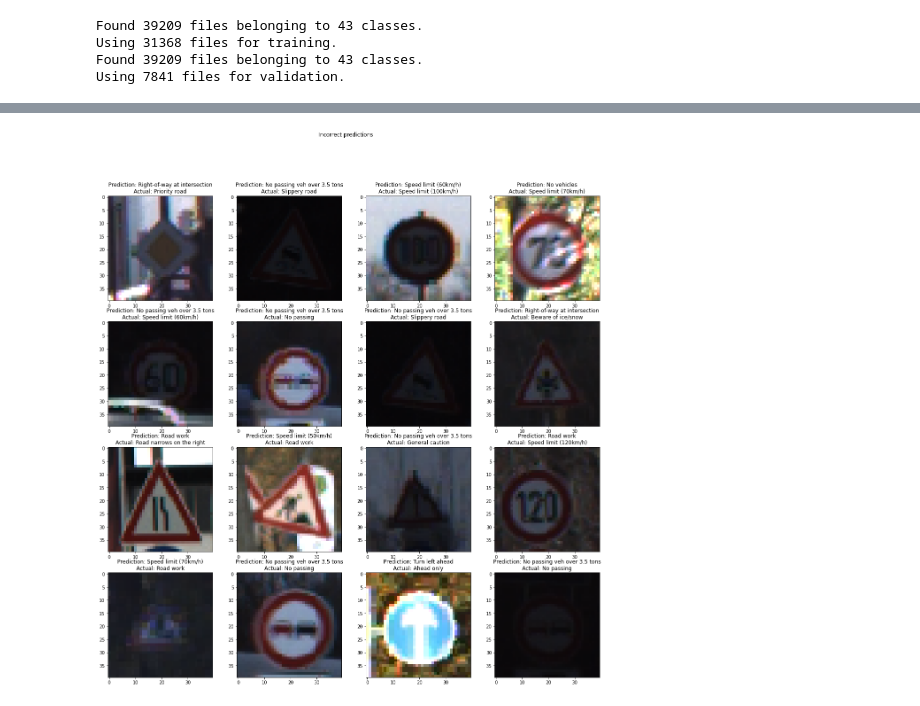
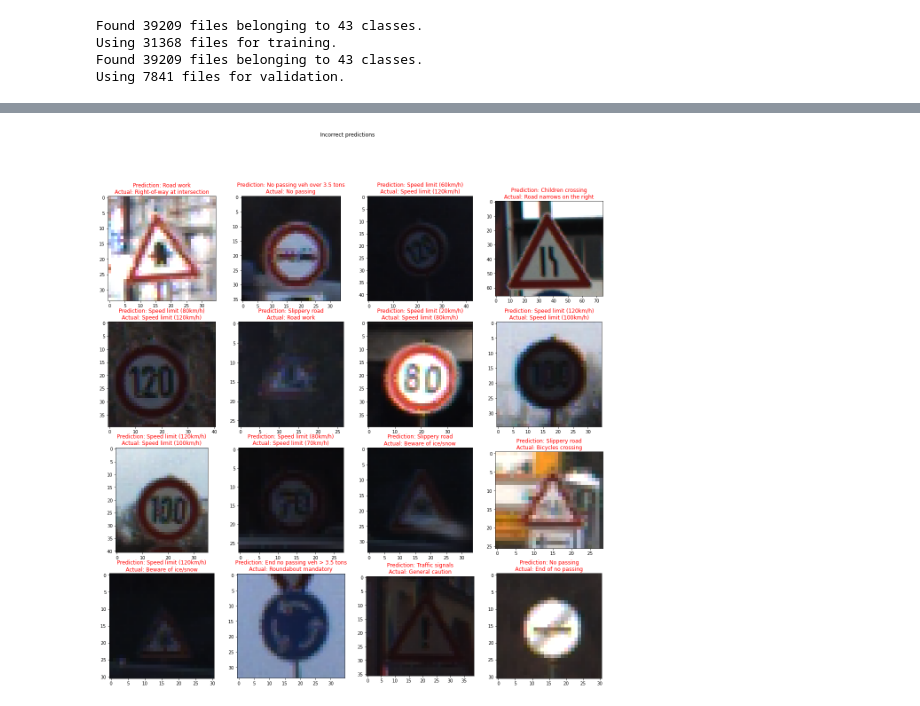
Before and after one commit to Kurtiadam/GTSRB, a Jupyter notebook: GTSRB.ipynb, the cells around one changed output, grey strips where cells are left out. Saved outputs shown, nothing was run; the diff lists cells and outputs as text; code cells hidden in the pictures.

```diff
--- a/GTSRB.ipynb
+++ b/GTSRB.ipynb
@@ -317,26 +313,23 @@ plt.show()
-# %%
-# False predictions
-fig_false = plt.figure(figsize=(20, 20))
-fig_false.suptitle("Incorrect predictions")
-plt_cnt = 1
-label_cnt = 0
-
-for test_img_path in test_img_paths:
-  test_img = tf.keras.utils.load_img(TEST_SET_PATH + '/' + test_img_path, target_size=(IMG_HEIGHT, IMG_WIDTH))
-  img_array = tf.keras.utils.img_to_array(test_img)
-  img_array = tf.expand_dims(img_array, 0) # Create a batch
-  curr_pred = model.predict(img_array, verbose = 0)
-  score = tf.nn.softmax(curr_pred[0])
-  class_pred = int(train_ds.class_names[np.argmax(score)])
-  correct_label = int(test_labels[label_cnt])
-  label_cnt +=1
-  if class_pred != correct_label:
-    ax = fig_false.add_subplot(4, 4, plt_cnt)
-    ax.set_title(str("Prediction: {}\nActual: {}".format(classes[class_pred],classes[correct_label])))
-    plt.imshow(test_img)
-    plt_cnt +=1
-    if plt_cnt == 16+1:
-      break
-plt.show()
-# %% [output]
-[figure, removed]
+# %%
+# Showing incorrect prediction examples
+fig_correct = plt.figure(figsize=(20, 20))
+fig_correct.suptitle("Incorrect predictions")
+plt_cnt = 1
+label_cnt = 0
+
+for prediction in predictions:
+  if prediction != int_test_labels[label_cnt]:
+    test_img_path = test_img_paths[label_cnt]
+    test_img = tf.keras.utils.load_img(TEST_SET_PATH + '/' + test_img_path)
+    img_array = tf.keras.utils.img_to_array(test_img)
+    img_array = tf.expand_dims(img_array, 0)
+    ax = fig_correct.add_subplot(4, 4, plt_cnt)
+    ax.set_title(str("Prediction: {}\nActual: {}".format(classes[prediction],classes[test_labels[label_cnt]])), color = 'r')
+    plt.imshow(test_img)
+    plt_cnt += 1
+  label_cnt +=1
+  if plt_cnt == 17:
+    break
+plt.show()
+# %% [output]
+[figure, added]
```
Also changed, not shown: parts of 10 cells of this notebook.
